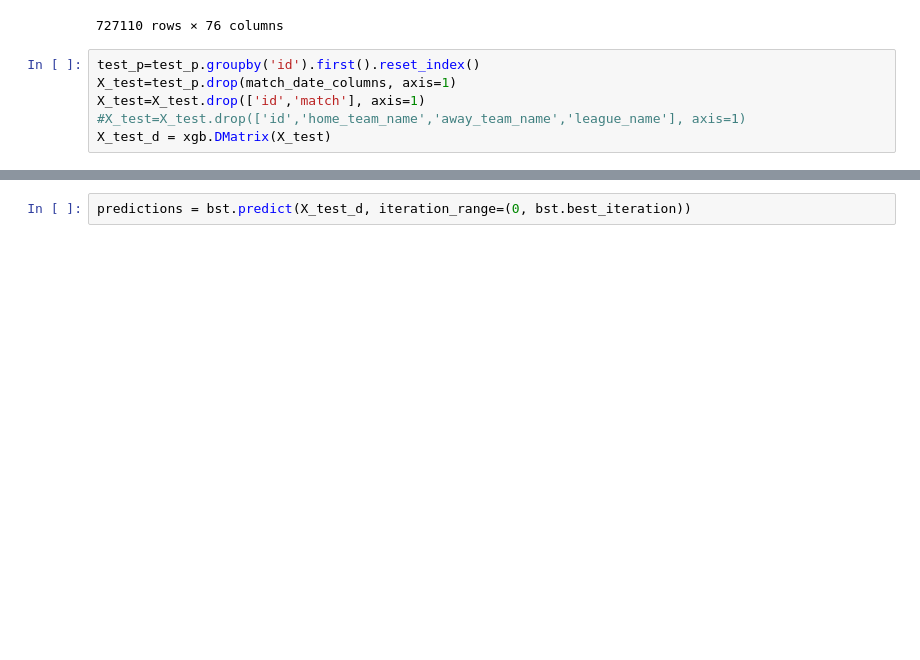
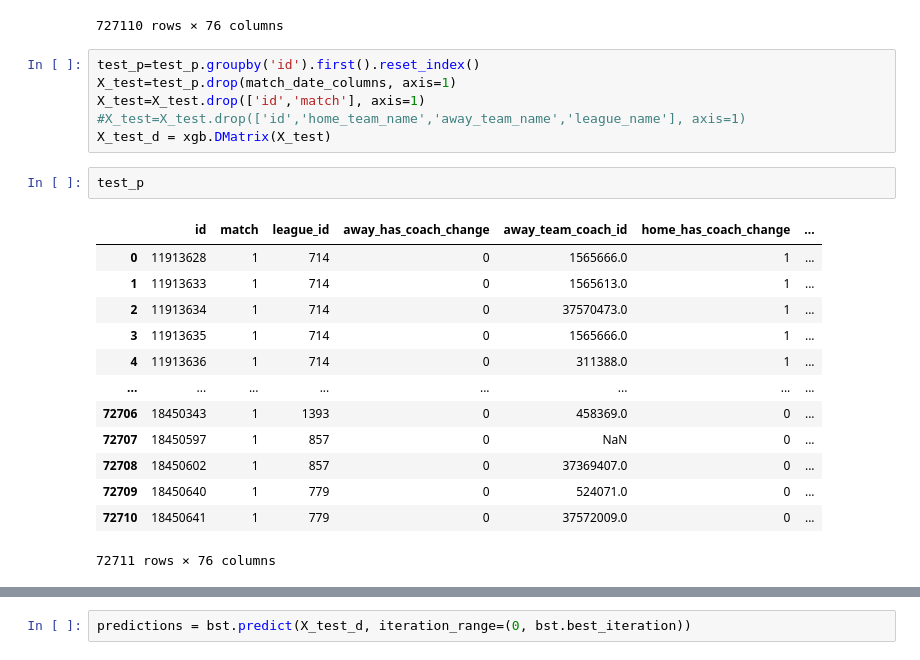
Before and after one commit to SzeYeung1/Football_Prediction, a Jupyter notebook: football-prediction-xgboost-2nd-trial.ipynb, the cells around one changed output, grey strips where cells are left out. Saved outputs shown, nothing was run; the diff lists cells and outputs as text; blank space fills up the shorter version.

```diff
--- a/football-prediction-xgboost-2nd-trial.ipynb
+++ b/football-prediction-xgboost-2nd-trial.ipynb
@@ -414,6 +414,22 @@ X_test=test_p.drop(match_date_columns, axis=1)
 X_test=X_test.drop(['id','match'], axis=1)
 #X_test=X_test.drop(['id','home_team_name','away_team_name','league_name'], axis=1)
 X_test_d = xgb.DMatrix(X_test)
+# %%
+test_p
+# %% [output]
+|  | id | match | league_id | away_has_coach_change | away_team_coach_id | home_has_coach_change | ... |
+| 0 | 11913628 | 1 | 714 | 0 | 1565666.0 | 1 | ... |
+| 1 | 11913633 | 1 | 714 | 0 | 1565613.0 | 1 | ... |
+| 2 | 11913634 | 1 | 714 | 0 | 37570473.0 | 1 | ... |
+| 3 | 11913635 | 1 | 714 | 0 | 1565666.0 | 1 | ... |
+| 4 | 11913636 | 1 | 714 | 0 | 311388.0 | 1 | ... |
+| ... | ... | ... | ... | ... | ... | ... | ... |
+| 72706 | 18450343 | 1 | 1393 | 0 | 458369.0 | 0 | ... |
+| 72707 | 18450597 | 1 | 857 | 0 | NaN | 0 | ... |
+| 72708 | 18450602 | 1 | 857 | 0 | 37369407.0 | 0 | ... |
+| 72709 | 18450640 | 1 | 779 | 0 | 524071.0 | 0 | ... |
+| 72710 | 18450641 | 1 | 779 | 0 | 37572009.0 | 0 | ... |
+72711 rows × 76 columns
 # %%
 X_test
 # %% [output]
```
Also changed, not shown: parts of 12 cells of this notebook.
